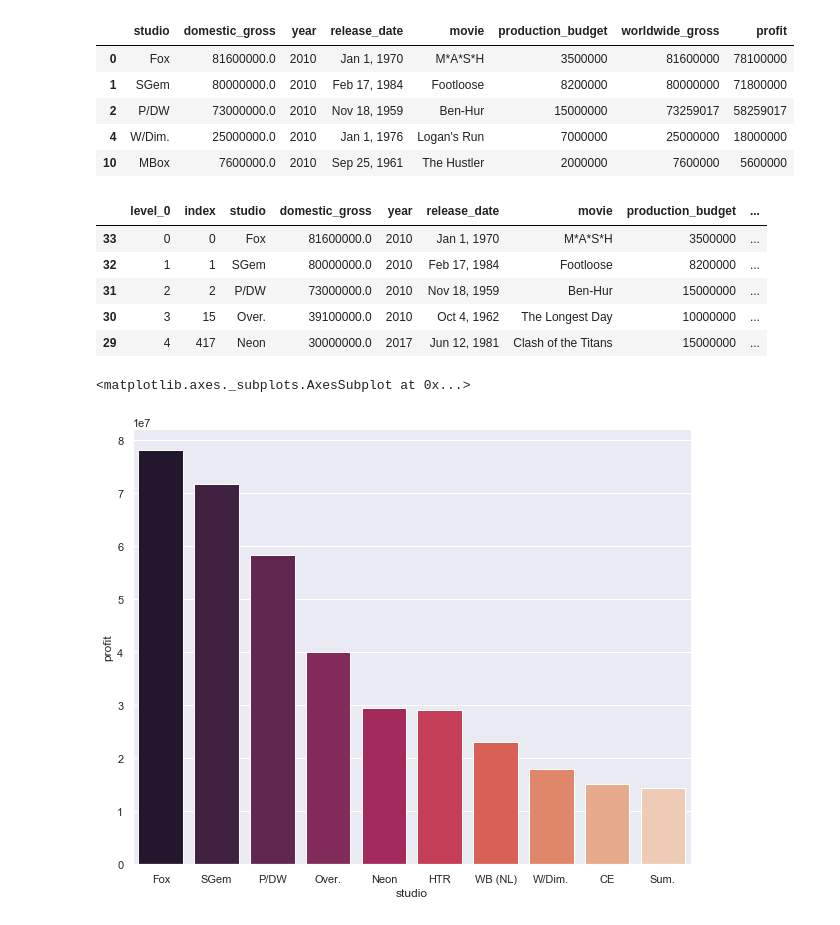
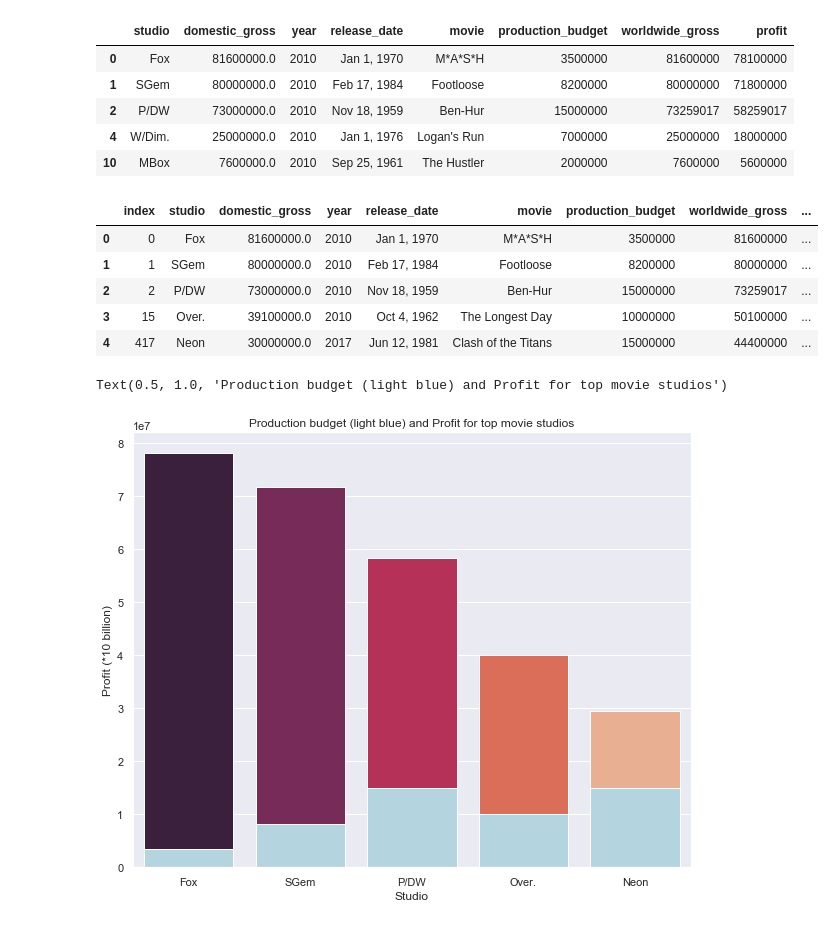
Before and after one commit to Aper012/Phase-1-project, a Jupyter notebook: all tables.ipynb, the cells around one changed output. Saved outputs shown, nothing was run; the diff lists cells and outputs as text; code cells hidden in the pictures.

```diff
--- a/all tables.ipynb
+++ b/all tables.ipynb
@@ -264,20 +264,27 @@ clean_result.head()
 | 10 | MBox | 7600000.0 | 2010 | Sep 25, 1961 | The Hustler | 2000000 | 7600000 | 5600000 |
 # %%
 clean_result.sort_values(by = ['profit'], ascending = False, inplace = True)
+# %%
+clean_result = clean_result.reset_index().head()
 # %%
-clean_result.head()
+clean_result.head(10)
 # %% [output]
-|  | level_0 | index | studio | domestic_gross | year | release_date | movie | production_budget | ... |
-| 33 | 0 | 0 | Fox | 81600000.0 | 2010 | Jan 1, 1970 | M*A*S*H | 3500000 | ... |
-| 32 | 1 | 1 | SGem | 80000000.0 | 2010 | Feb 17, 1984 | Footloose | 8200000 | ... |
-| 31 | 2 | 2 | P/DW | 73000000.0 | 2010 | Nov 18, 1959 | Ben-Hur | 15000000 | ... |
-| 30 | 3 | 15 | Over. | 39100000.0 | 2010 | Oct 4, 1962 | The Longest Day | 10000000 | ... |
-| 29 | 4 | 417 | Neon | 30000000.0 | 2017 | Jun 12, 1981 | Clash of the Titans | 15000000 | ... |
+|  | index | studio | domestic_gross | year | release_date | movie | production_budget | worldwide_gross | ... |
+| 0 | 0 | Fox | 81600000.0 | 2010 | Jan 1, 1970 | M*A*S*H | 3500000 | 81600000 | ... |
+| 1 | 1 | SGem | 80000000.0 | 2010 | Feb 17, 1984 | Footloose | 8200000 | 80000000 | ... |
+| 2 | 2 | P/DW | 73000000.0 | 2010 | Nov 18, 1959 | Ben-Hur | 15000000 | 73259017 | ... |
+| 3 | 15 | Over. | 39100000.0 | 2010 | Oct 4, 1962 | The Longest Day | 10000000 | 50100000 | ... |
+| 4 | 417 | Neon | 30000000.0 | 2017 | Jun 12, 1981 | Clash of the Titans | 15000000 | 44400000 | ... |
 # %%
+print()
 plt.figure(figsize= (10,8))
 sns.set_context('notebook')
 sns.set_style('darkgrid')
 sns.barplot(x = 'studio', y = 'profit', data = clean_result.head(10), palette = 'rocket')
+sns.barplot(x = 'studio', y = 'production_budget', data = clean_result.head(10), color = 'lightblue')
+plt.xlabel('Studio')
+plt.ylabel("Profit (*10 billion)")
+plt.title("Production budget (light blue) and Profit for top movie studios")
 # %% [output]
-<matplotlib.axes._subplots.AxesSubplot at 0x...>
+Text(0.5, 1.0, 'Production budget (light blue) and Profit for top movie studios')
-[figure, old version]
+[figure, new version]
```
Also changed, not shown: 3 other files.
